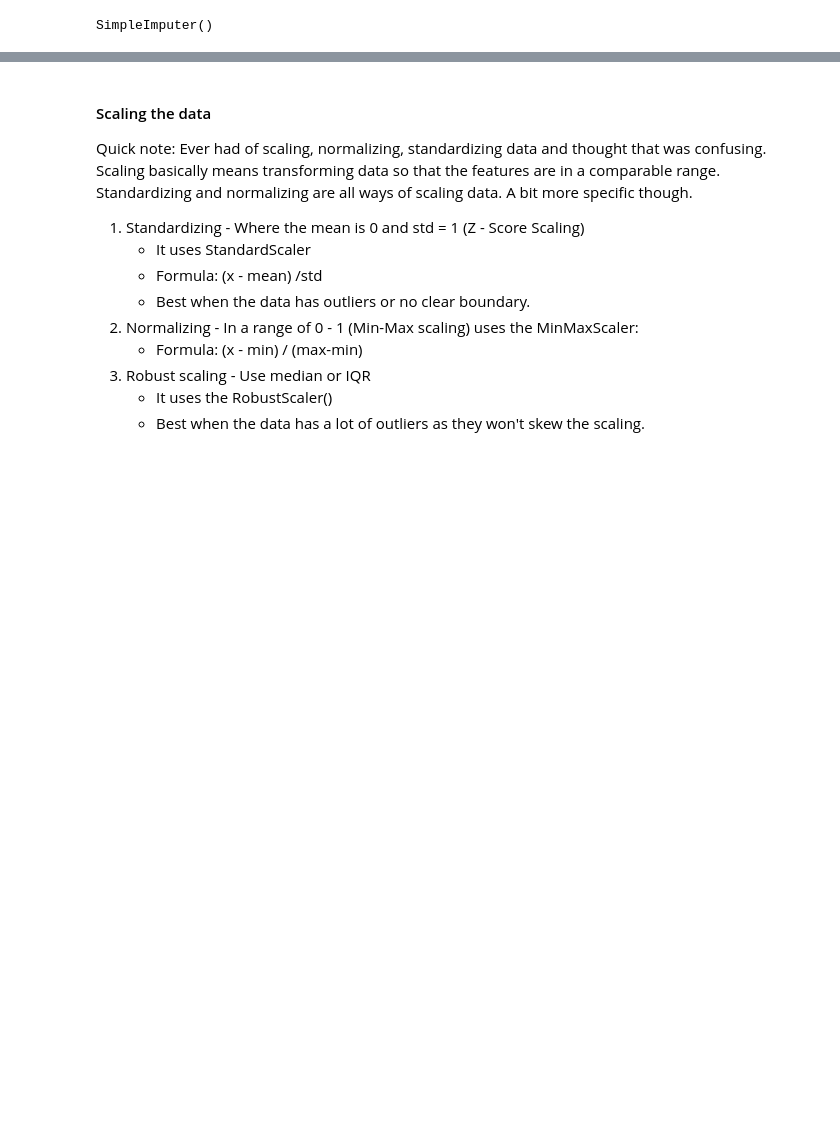
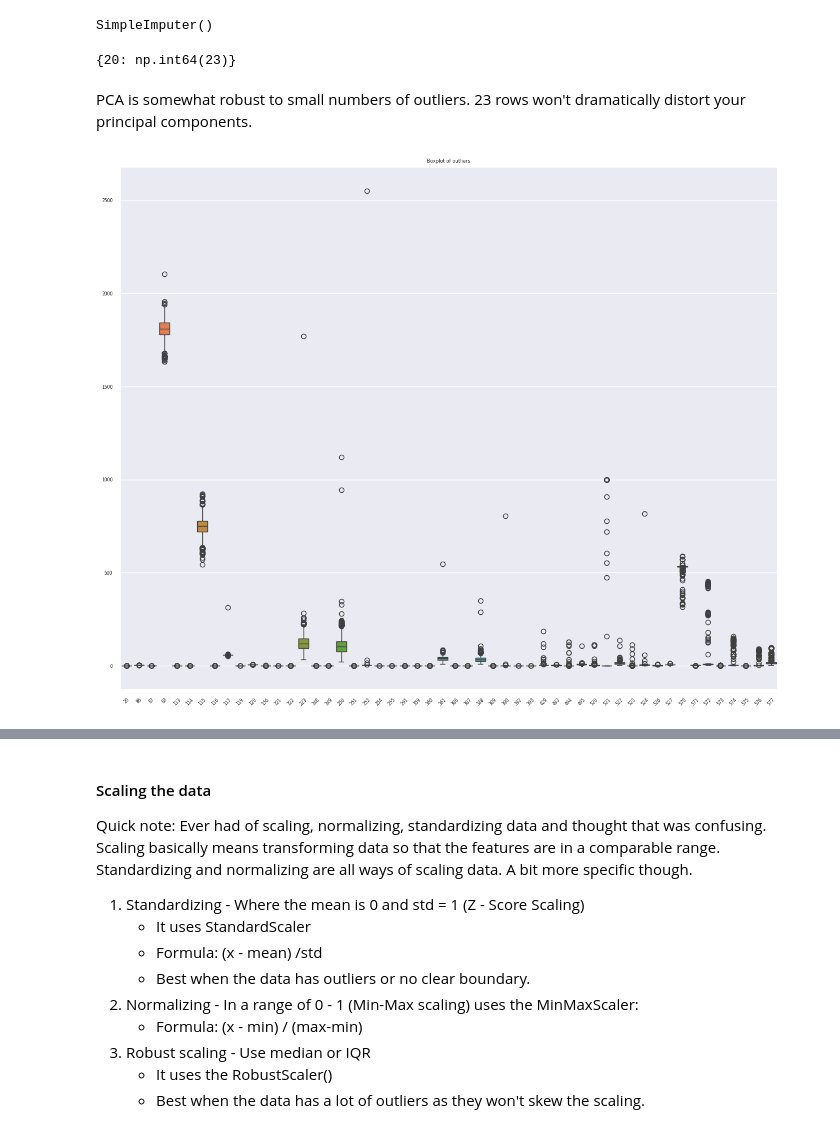
Before and after one commit to Darlene-13/secom-dimensionality-reduction, a Jupyter notebook: notebooks/exploration.ipynb, the cells around one changed output, grey strips where cells are left out. Cells and saved outputs as stored; diff of their text form; code cells hidden in the pictures; blank space fills up the shorter version.

```diff
--- a/notebooks/exploration.ipynb
+++ b/notebooks/exploration.ipynb
@@ -362,4 +362,39 @@ SimpleImputer()
 X_train = pd.DataFrame(imputer.transform(X_train), columns = X_train.columns)
 x_test = pd.DataFrame(imputer.transform(X_test), columns = X_test.columns)
 # %%
-# Checking for outliers
+# Checking for outliers: Technically we would have used RobustScaler instead of removing outliers but we won't for learning purposes
+# Using IQR to detect for outliers
+def detect_outliers_iqr(X_train):
+    outlier_counts = {}
+
+    for col in X_train.select_dtypes(include = "number").columns:
+        Q1 = X_train[col].quantile(0.25)
+        Q3 = X_train[col].quantile(0.75)
+        IQR = Q3 - Q1
+
+        lower = Q1- 1.5*IQR
+        upper = Q3 + 1.5*IQR
+
+        outliers = ((X_train[col] < lower) | (X_train[col] > upper)).sum()
+
+        outlier_counts[col] = outliers
+
+        return outlier_counts
+    return None
+
+
+outlier_rows = detect_outliers_iqr(X_train)
+outlier_rows
+# %% [output]
+{20: np.int64(23)}
+# %% [markdown]
+PCA is somewhat robust to small numbers of outliers. 23 rows won't dramatically distort your principal components.
+# %%
+# Visualization
+plt.figure(figsize = (15,12))
+sns.boxplot(data = X_train.select_dtypes(include = "number"))
+plt.title("Boxplot of outliers")
+plt.xticks(rotation = 45)
+plt.show()
+# %% [output]
+[figure, added]
```
Also changed, not shown: parts of 7 cells of this notebook.
